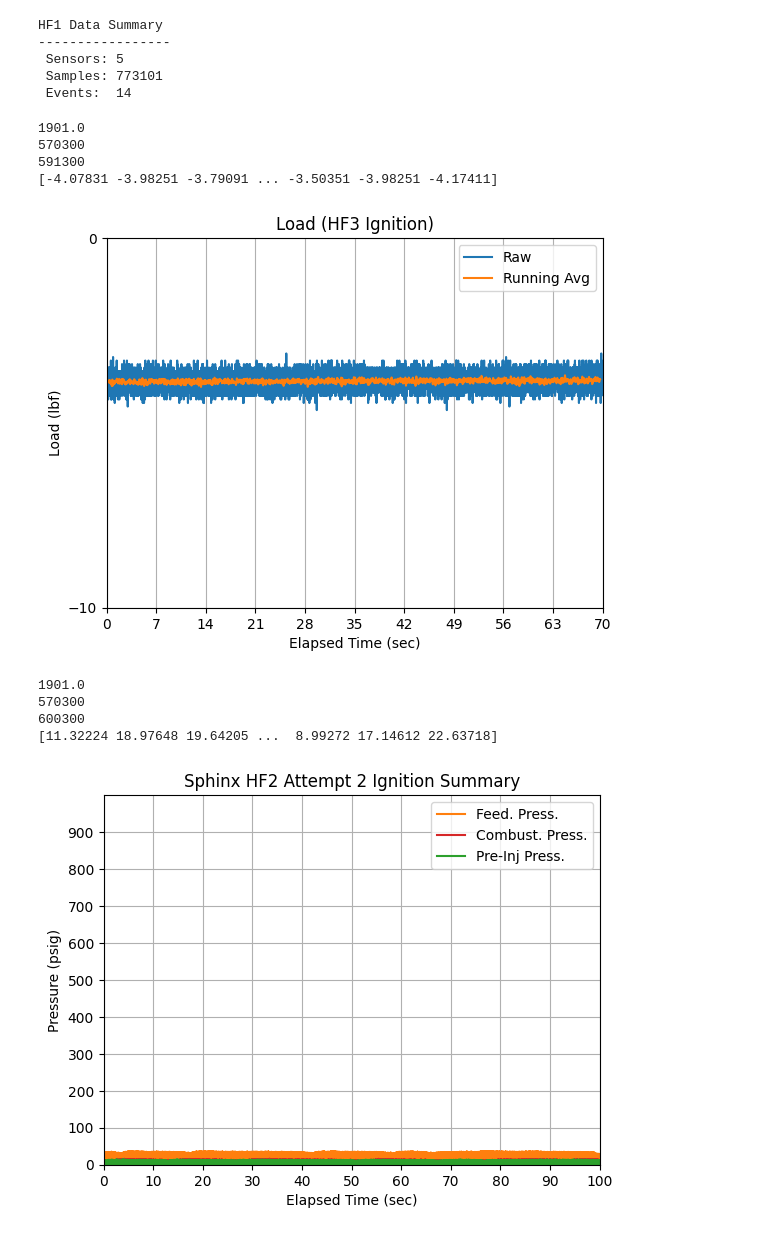
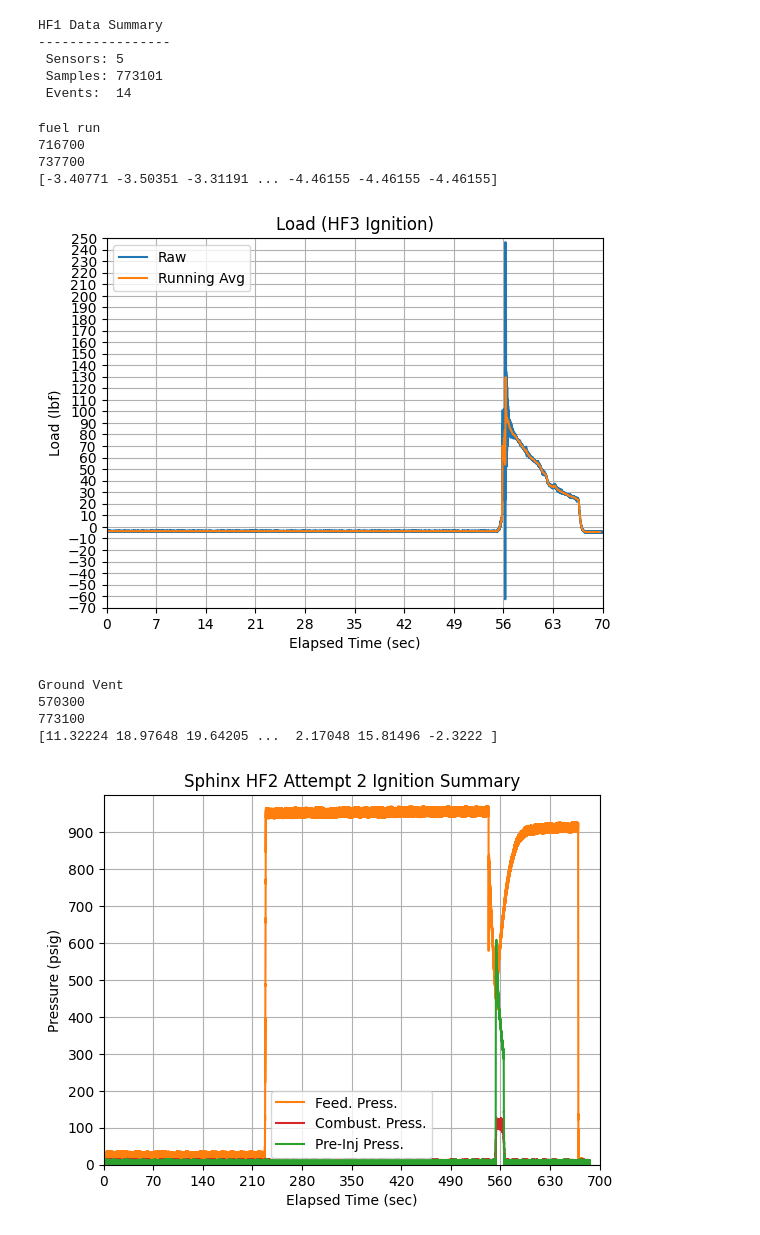
Before and after one commit to rice-eclipse/hotfire-data, a Jupyter notebook: analysis-sphinx-hf-2-attempt-2.ipynb, the cells around one changed output. Cells and saved outputs as stored; diff of their text form; code cells hidden in the pictures.

```diff
--- a/analysis-sphinx-hf-2-attempt-2.ipynb
+++ b/analysis-sphinx-hf-2-attempt-2.ipynb
@@ -54,22 +54,22 @@ HF1 Data Summary
 ep = vis.EventPlotter(data, events, dpi=100)
 lpf = LPF(fs=300, length=101, cutoff=10, window="blackman")
 # %%
-ep.plot(sensor_id=1, event_id=6, duration=70, filter=lpf,
+ep.plot(sensor_id=1, event_id=7, duration=70, filter=lpf,
         title="Load (HF3 Ignition)", ylabel="Load (lbf)",
         num_xticks=11, dif_yticks=10)
 # %% [output]
-1901.0
-570300
-591300
-[-4.07831 -3.98251 -3.79091 ... -3.50351 -3.98251 -4.17411]
+fuel run
+716700
+737700
+[-3.40771 -3.50351 -3.31191 ... -4.46155 -4.46155 -4.46155]
-[figure, old version]
+[figure, new version]
 # %%
-ep.plot(sensor_id=3, event_id=6, duration=100, filter=None,
+ep.plot(sensor_id=3, event_id=6, duration=700, filter=None,
         title="Sphinx HF2 Attempt 2 Ignition Summary", ylabel="Pressure (psig)",
         legend="Feed. Press.", num_xticks=11, dif_yticks=100,color="tab:orange")
-ep.add_curve(sensor_id=2, event_id=6, duration=100, legend="Combust. Press.",
+ep.add_curve(sensor_id=2, event_id=6, duration=700, legend="Combust. Press.",
              color="tab:red")
-ep.add_curve(sensor_id=4, event_id=6, duration=100, legend="Pre-Inj Press.",
+ep.add_curve(sensor_id=4, event_id=6, duration=700, legend="Pre-Inj Press.",
              color="tab:green")
 plt.ylim(0,1000)
 plt.yticks(range(0, 901, 100))
@@ -77,9 +77,9 @@ plt.yticks(range(0, 901, 100))
 plt.grid(True)
 plt.show()
 # %% [output]
-1901.0
+Ground Vent
 570300
-600300
-[11.32224 18.97648 19.64205 ...  8.99272 17.14612 22.63718]
+773100
+[11.32224 18.97648 19.64205 ...  2.17048 15.81496 -2.3222 ]
-[figure, old version]
+[figure, new version]
 # %%
```
Also changed, not shown: parts of 1 cell of this notebook, 4 other files.
